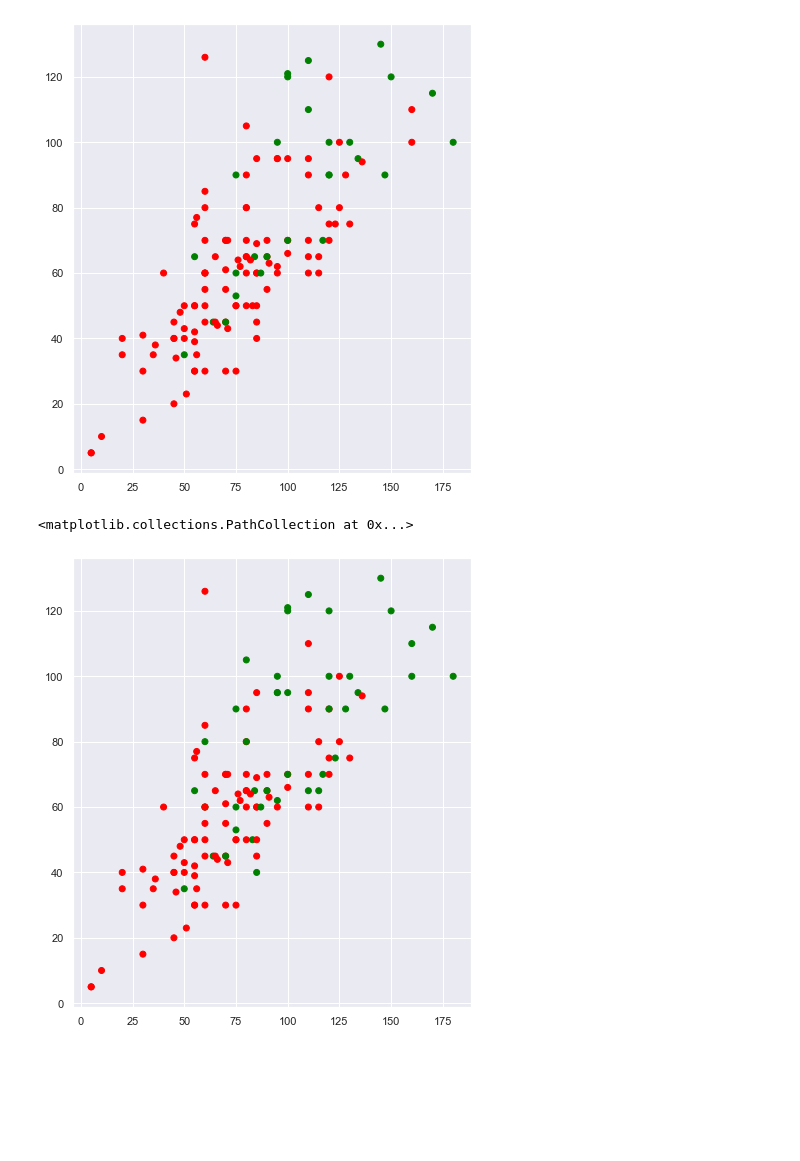
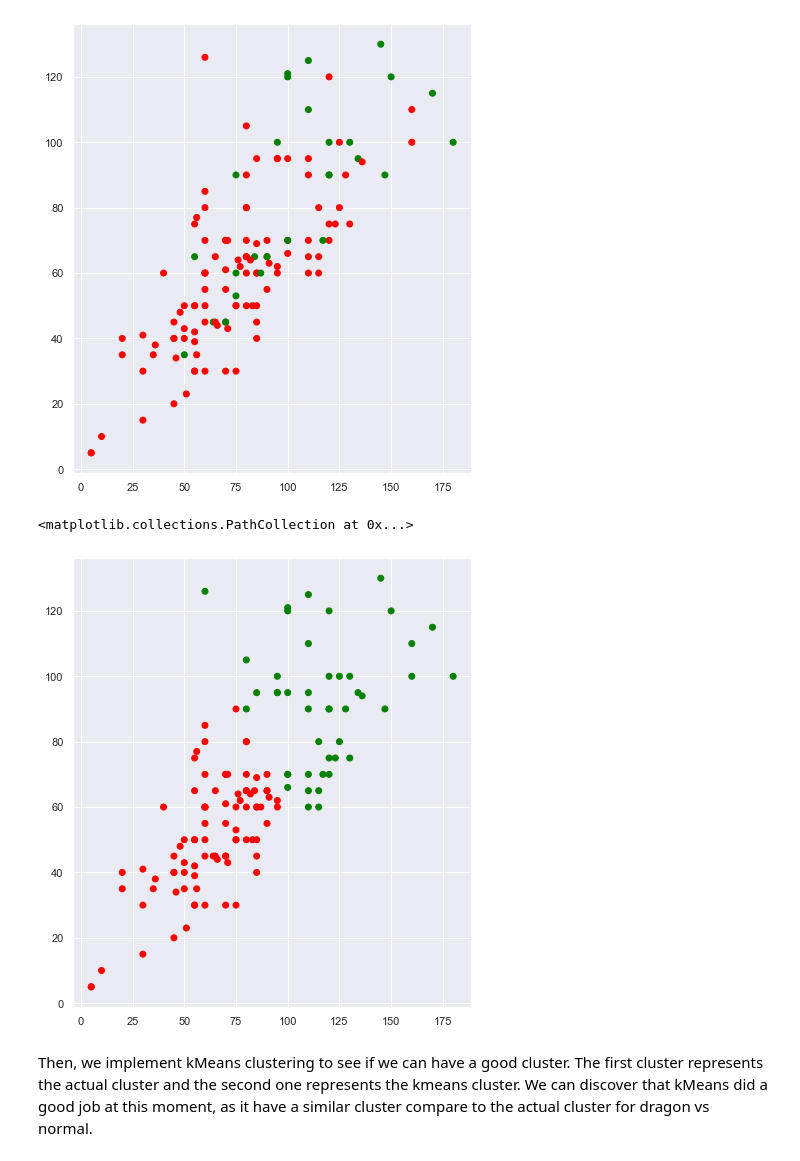
Before and after one commit to cyleung428/pokemon_anaylsis, a Jupyter notebook: pokemon.ipynb, the cells around one changed output. Drawn from its saved outputs; the diff is of its cells as text; code cells hidden in the pictures; blank space fills up the shorter version.

```diff
--- a/pokemon.ipynb
+++ b/pokemon.ipynb
@@ -43,3 +42,6 @@ As there are too many missing cells on type2 as well as percentage_male, we repl
 # %%
 X_full['type2'].fillna('None', inplace=True)
 X_full['percentage_male'].fillna(0, inplace=True)
+X_full['height_m'].fillna(0, inplace=True)
+X_full['weight_kg'].fillna(0, inplace=True)
+sns.set(rc={'figure.figsize':(8,6)})
@@ -47,7 +85,8 @@ X_full['percentage_male'].fillna(0, inplace=True)
 ## Data visualization and correlation between attributes
 We are going to plot the scatterplot between different attributes. We want to focus on basic stats and height/weight. Lets have a overview look on heatmap first. We can discover that capture rate has a strong negative impact on other attributes. Also, base total has a strong influence on different basic stats.
 # %%
-pokemon_mfeatures = ['percentage_male', 'height_m', 'weight_kg',
+sns.set(rc={'figure.figsize':(12,8)})
+pokemon_mfeatures = ['height_m', 'weight_kg',
                      'experience_growth', 'hp', 'attack','base_total',
                      'defense','sp_attack', 'sp_defense', 'speed', 'capture_rate']
 poke_mval = X_full[pokemon_mfeatures]
@@ -332,6 +597,9 @@ Lift: 5.310321938267507
 ## K-Means Clustering for types
 Can we cluster the data to classify the types of a pokemon? It is a little bit hard to have 18 clusters at the same time. Therefore, I will comparing them one to one, like dragon vs normal for example. First, we filter out pokemons which is neither belongs to dragon nor normal.
 # %%
+pokemon_mfeatures = ['height_m', 'weight_kg',
+                     'experience_growth', 'hp', 'attack','base_total',
+                     'defense','sp_attack', 'sp_defense', 'speed', 'capture_rate']
 dragon_or_normal = X_full[X_full['type1'].isin(['dragon', 'normal'])][pokemon_mfeatures]
 type_actual = X_full[X_full['type1'].isin(['dragon', 'normal'])]['type1']
 df_norm = dragon_or_normal.copy()
@@ -341,8 +609,8 @@ Then, we implement kMeans clustering to see if we can have a good cluster. The f
 from sklearn.cluster import KMeans
 from sklearn.decomposition import PCA
 df_norm.fillna(0, inplace=True)
-kmeans = KMeans(n_clusters=2, random_state=0).fit(df_norm[pokemon_mfeatures])
-type_kmeans = kmeans.predict(df_norm)
+kmeans = KMeans(n_clusters=2, random_state=0).fit(df_norm[["attack","defense"]])
+type_kmeans = kmeans.predict(df_norm[["attack","defense"]])
 def mapTypeToColor(n):
     if n == "normal":
         return "red"
@@ -358,13 +626,13 @@ plt.scatter(df_norm['attack'],df_norm['defense'],c=list(type_actual_map))
 # %%
 plt.figure()
 plt.subplot(121)
 def mapBoolToColor(n):
     if n == 0:
         return "red"
     return "green"
 type_actual_map = map(mapBoolToColor,type_actual)
-type_predict_map = map(isNormal,type_kmeans)
+type_predict_map = map(mapBoolToColor,type_kmeans)
 plt.scatter(df_norm['attack'],df_norm['defense'],c=list(type_predict_map))
 # %% [output]
 <matplotlib.collections.PathCollection at 0x...>
-[figure, old version]
+[figure, new version]
@@ -370,0 +643,2 @@ plt.scatter(df_norm['attack'],df_norm['defense'],c=list(type_predict_map))
+# %% [markdown]
+Then, we implement kMeans clustering to see if we can have a good cluster. The first cluster represents the actual cluster and the second one represents the kmeans cluster. We can discover that kMeans did a good job at this moment, as it have a similar cluster compare to the actual cluster for dragon vs normal.
```
Also changed, not shown: parts of 84 cells of this notebook.
